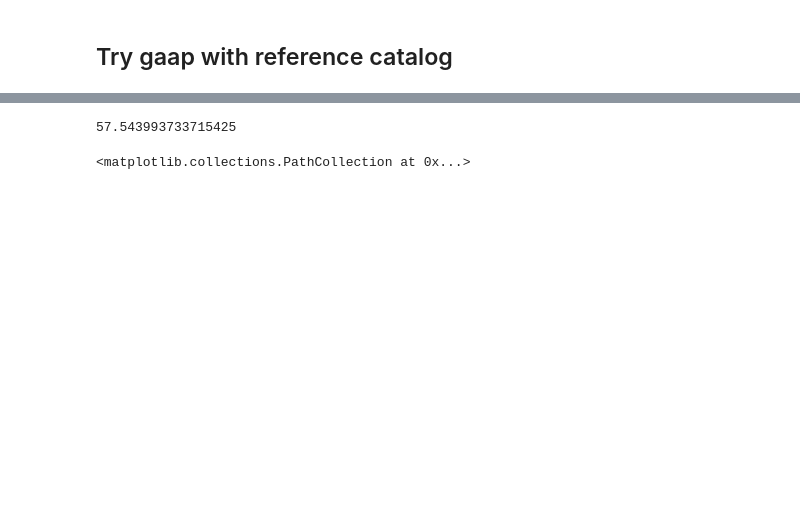
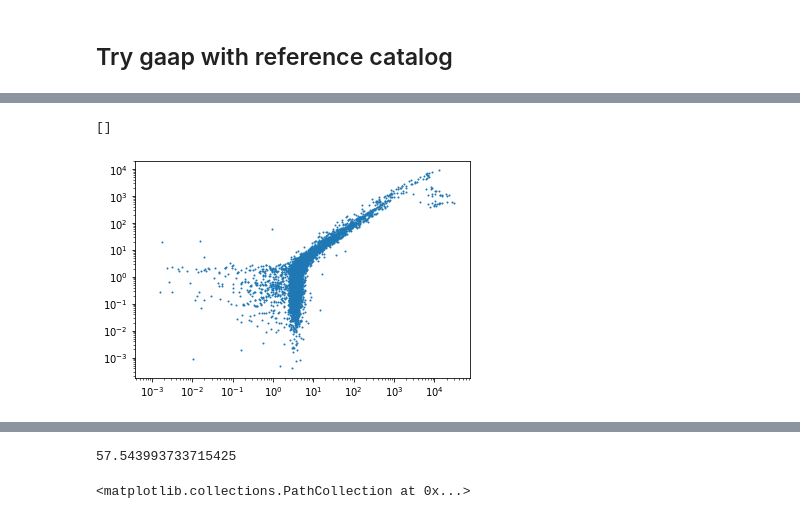
Before and after one commit to MerianSurvey/lambo, a Jupyter notebook: notebooks/hsc_gaap/RC2_x_Merian_gaap.ipynb, the cells around one changed output, grey strips where cells are left out. Cells and saved outputs as stored; diff of their text form; code cells hidden in the pictures; blank space fills up the shorter version.

```diff
--- a/notebooks/hsc_gaap/RC2_x_Merian_gaap.ipynb
+++ b/notebooks/hsc_gaap/RC2_x_Merian_gaap.ipynb
@@ -51,6 +67,7 @@ SqlRegistry(PostgresqlDatabase("postgresql+psycopg2://merian:***@localhost:5432/
 # %%
-exposure = lsst.afw.image.ExposureF(f"/projects/MERIAN/repo/S20A/9813/{patch_old}/calexp-HSC-I-{tract}-{patch_old}.fits")
+exposure = lsst.afw.image.ExposureF(
+    f"/projects/MERIAN/repo/S20A/deepCoadd_calexp/9813/{patch_old}/calexp-HSC-I-{tract}-{patch_old}.fits")
 # exposure = lsst.afw.image.ExposureF(
-#     "/projects/MERIAN/repo/HSC/runs/RC2/w_2022_04/DM-33402/20220128T212035Z/deepCoadd_calexp/9813/79/i/deepCoadd_calexp_9813_79_i_hsc_rings_v1_HSC_runs_RC2_w_2022_04_DM-33402_20220128T212035Z.fits")
+#     "/projects/MERIAN/repo/HSC/runs/RC2/w_2022_04/DM-33402/20220128T212035Z/deepCoadd_calexp/9813/1/i/deepCoadd_calexp_9813_1_i_hsc_rings_v1_HSC_runs_RC2_w_2022_04_DM-33402_20220128T212035Z.fits")
 # exposure = lsst.afw.image.ExposureF(
 #     "/projects/MERIAN/repo/DECam/runs/merian/dr1_wide/20220921T193246Z/deepCoadd_calexp/9813/79/N708/deepCoadd_calexp_9813_79_N708_hsc_rings_v1_DECam_runs_merian_dr1_wide_20220921T193246Z.fits")
@@ -57,3 +115,9 @@ exposure = lsst.afw.image.ExposureF(f"/projects/MERIAN/repo/S20A/9813/{patch_old
+# %%
+plt.scatter(refCat.asAstropy()['base_PsfFlux_instFlux'].data, cat2['base_PsfFlux_instFlux'].data, s=1)
+plt.loglog()
+# %% [output]
+[]
+[figure, added]
 # %%
 measureConfig = lsst.meas.base.ForcedMeasurementConfig()
 measureConfig.plugins.names.add("ext_gaap_GaapFlux")
```
Also changed, not shown: parts of 17 cells of this notebook, 3 other files.
